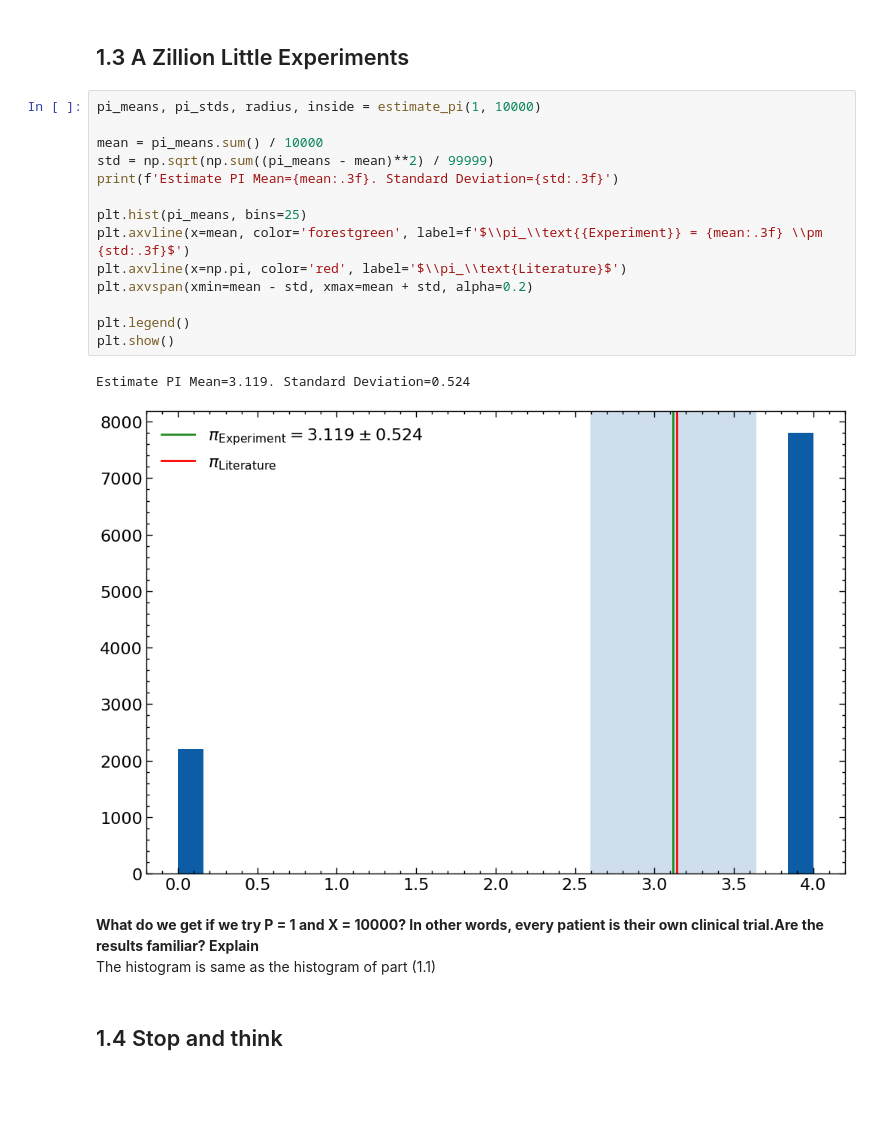
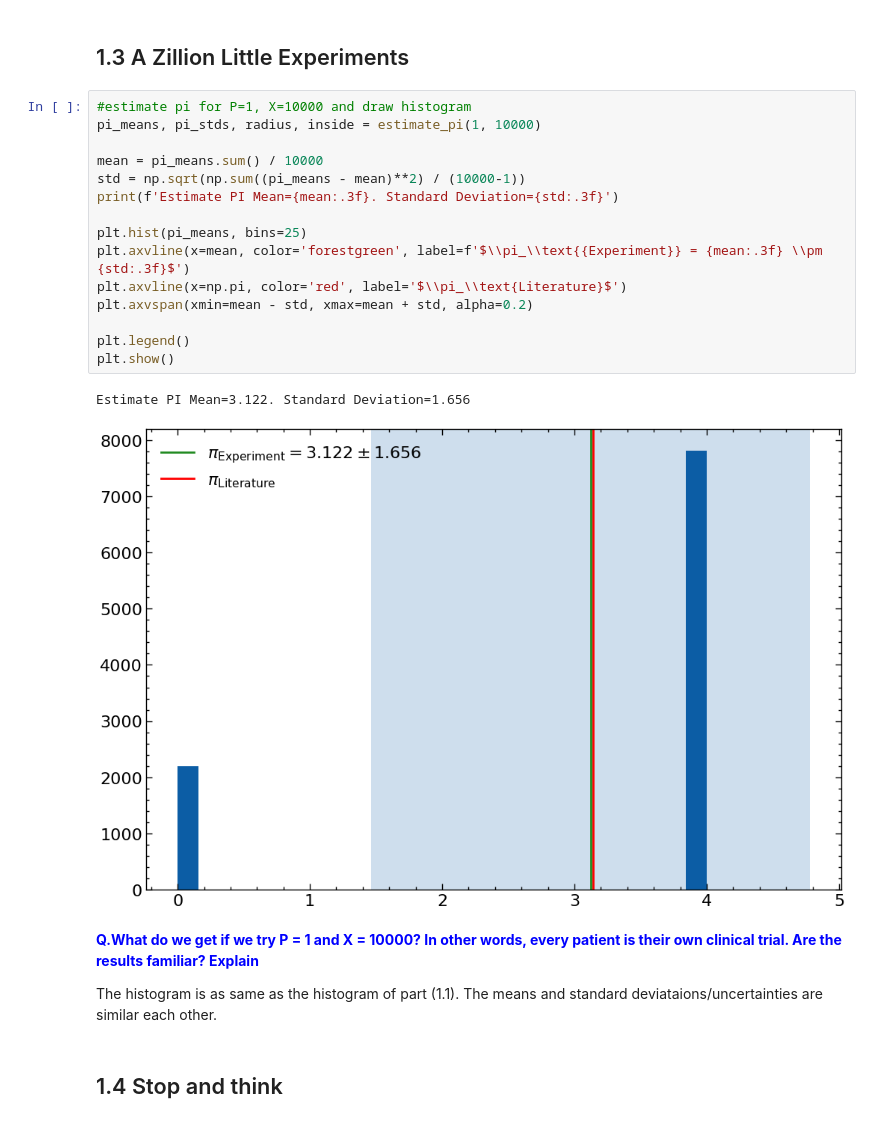
Before and after one commit to lennartvrg/ComputationalPhysics, a Jupyter notebook: 1 - Estimate of PI/Notebook.ipynb, the cells around one changed output. Saved outputs shown, nothing was run; the diff lists cells and outputs as text; blank space fills up the shorter version.

```diff
--- a/1 - Estimate of PI/Notebook.ipynb
+++ b/1 - Estimate of PI/Notebook.ipynb
@@ -73,26 +90,27 @@ Estimate PI Mean=3.159. Standard Deviation=0.178
 # %% [markdown]
 ## 1.3 A Zillion Little Experiments
 # %%
+#estimate pi for P=1, X=10000 and draw histogram
 pi_means, pi_stds, radius, inside = estimate_pi(1, 10000)
 
 mean = pi_means.sum() / 10000
-std = np.sqrt(np.sum((pi_means - mean)**2) / 99999)
+std = np.sqrt(np.sum((pi_means - mean)**2) / (10000-1))
 print(f'Estimate PI Mean={mean:.3f}. Standard Deviation={std:.3f}')
 
 plt.hist(pi_means, bins=25)
 plt.axvline(x=mean, color='forestgreen', label=f'$\\pi_\\text{{Experiment}} = {mean:.3f} \\pm {std:.3f}$')
 plt.axvline(x=np.pi, color='red', label='$\\pi_\\text{Literature}$')
 plt.axvspan(xmin=mean - std, xmax=mean + std, alpha=0.2)
 
 plt.legend()
 plt.show()
 # %% [output]
-Estimate PI Mean=3.119. Standard Deviation=0.524
+Estimate PI Mean=3.122. Standard Deviation=1.656
-[figure, old version]
+[figure, new version]
 # %% [markdown]
-**What do we get if we try P = 1 and X = 10000? In other words, every patient is their own clinical trial.Are the results familiar? Explain**
-<br>
-The histogram is same as the histogram of part (1.1)
+<font color='blue'>**Q.What do we get if we try P = 1 and X = 10000? In other words, every patient is their own clinical trial. Are the results familiar? Explain**</font>
+
+The histogram is as same as the histogram of part (1.1). The means and standard deviataions/uncertainties are similar each other.
 # %% [markdown]
 ## 1.4 Stop and think
 # %% [markdown]
```
Also changed, not shown: parts of 14 cells of this notebook.
